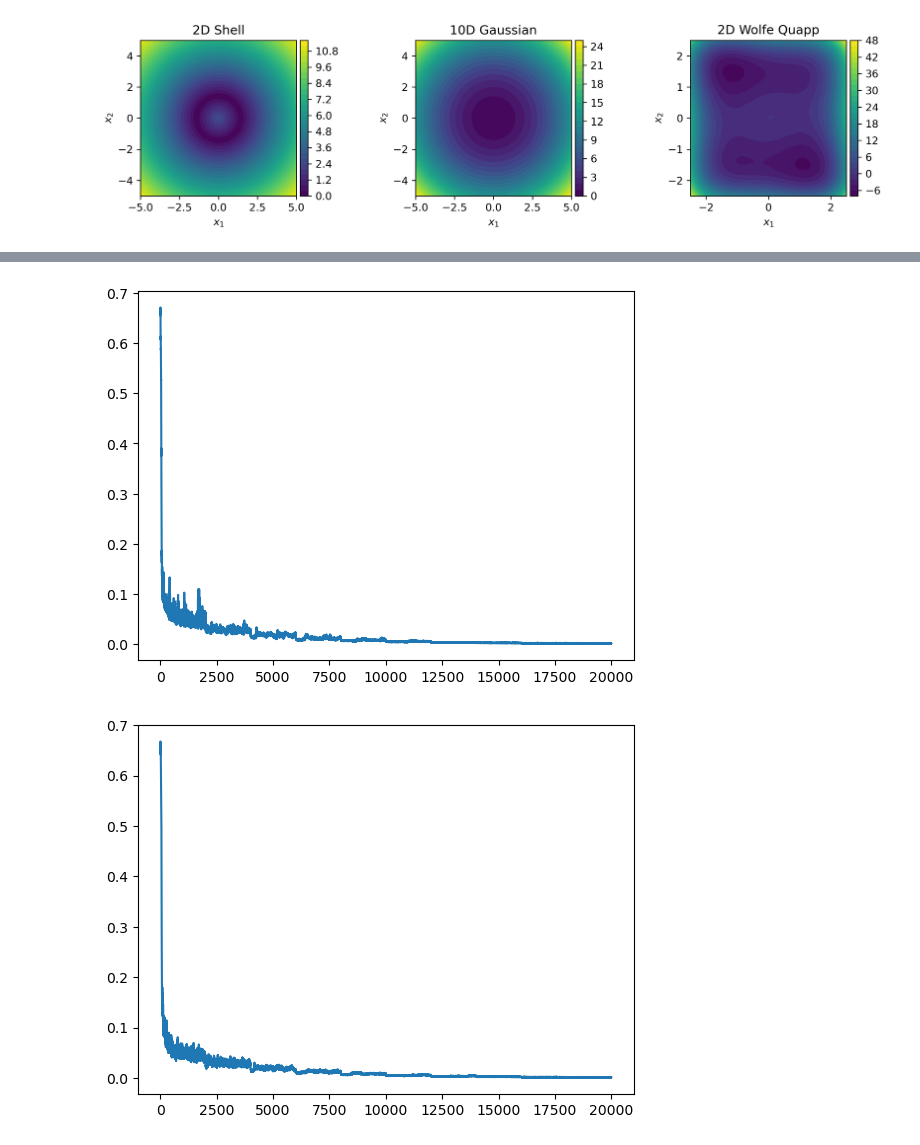
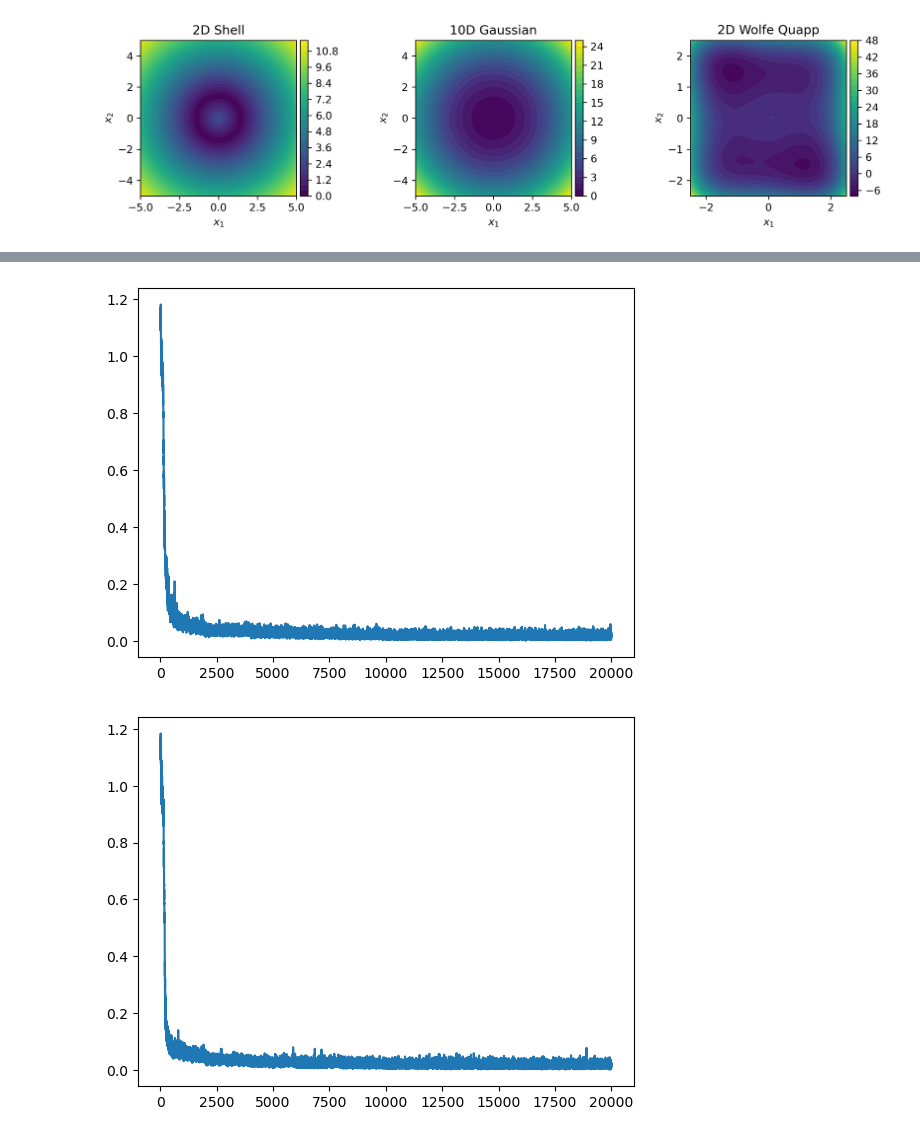
Before and after one commit to jakublala/md-neural-ode, a Jupyter notebook: plotting.ipynb, the cells around one changed output, grey strips where cells are left out. Cells and saved outputs as stored; diff of their text form; code cells hidden in the pictures.

```diff
--- a/plotting.ipynb
+++ b/plotting.ipynb
@@ -1026,15 +1028,15 @@ plt.show()
 import numpy as np
 import matplotlib.pyplot as plt
 # read text file into a list of floats
-for i in range(1,5):
-    with open(f'results/10d_gaussian/fully_trained/{i}_loss.txt', 'r') as f:
+for i in range(1,5+1):
+    with open(f'results/wofe_quapp/{i}_loss.txt', 'r') as f:
         lines = f.readlines()
         loss = [float(line.strip()) for line in lines]
 
     #plot loss
     plt.plot(loss)
     # plt.xlim(5000, 10000)
-    # plt.ylim(0, 0.01)
+    # plt.ylim(0, 0.1)
     plt.show()
 
 # with open('results/2d_shell/fully_trained/1_loss.txt', 'r') as f:
@@ -1052,5 +1054,5 @@ for i in range(1,5):
-[figure, old version]
+[figure, new version]
-[figure, old version]
+[figure, new version]
 # %%
 import numpy as np
 a = np.load('results/10d_gaussian/neural_hmc_exp/model_1/200/2_info.npy')
```
Also changed, not shown: parts of 7 cells of this notebook, 13 other files.
